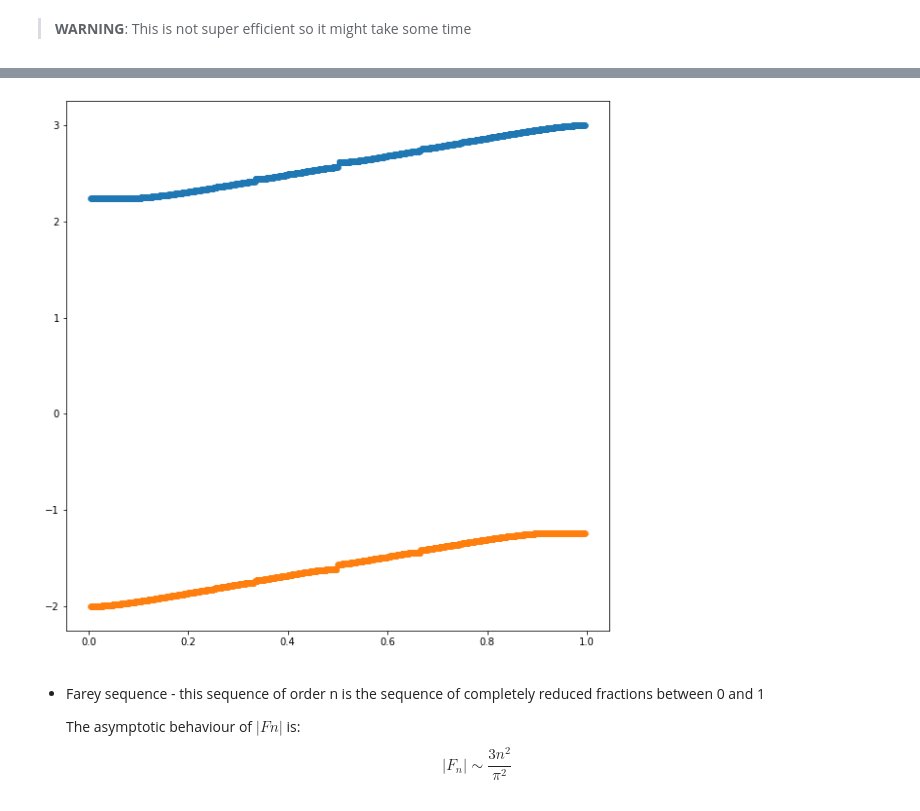
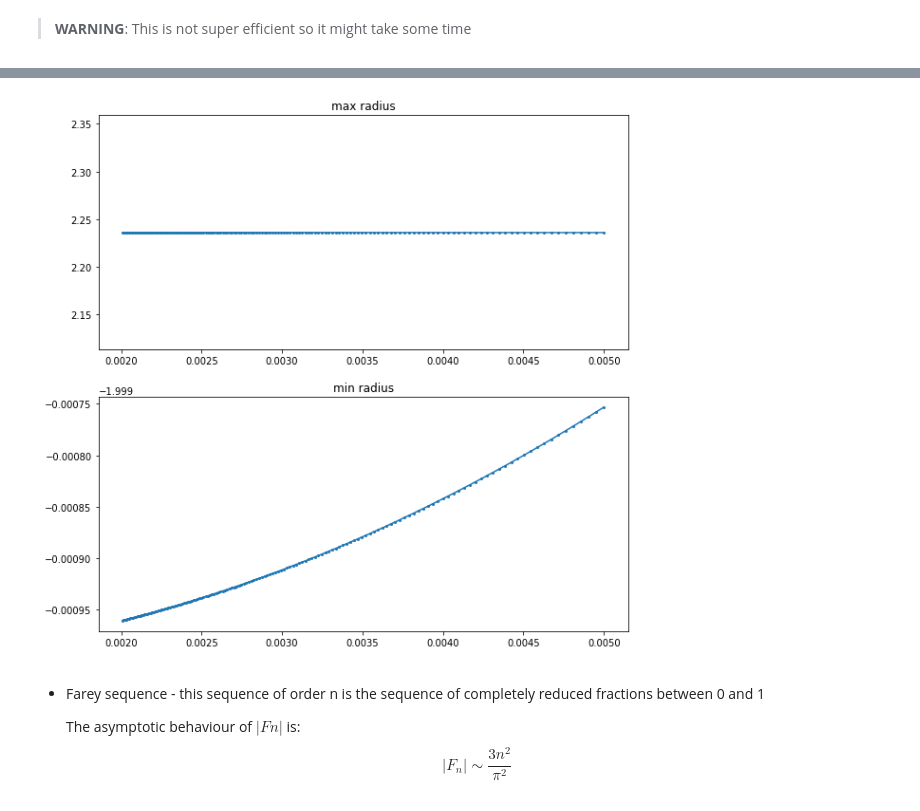
Before and after one commit to DaAnIV/Quasiperiodic, a Jupyter notebook: Butterfly.ipynb, the cells around one changed output, grey strips where cells are left out. Cells and saved outputs as stored; diff of their text form; code cells hidden in the pictures.

Commit message:
Improved a little bit the butterfly

```diff
--- a/Butterfly.ipynb
+++ b/Butterfly.ipynb
@@ -222,31 +243,36 @@ alpha=5/7
 Now to plot the entire butterfly we'll just choose a list of fractions for each fraction $\alpha$
 calculate the spectrum of $H_\alpha$ and plot it as lines at $y=\alpha$
 # %%
-def plot_butterfly(alphas, name, *, linewidth=0.1, dpi=400):
+def plot_butterfly(alphas, name, *, linewidth=0.1, dpi=400, v=1, driver='ev'):
     fig, ax = plt.subplots(figsize=(10,10))
     ax.set_yticks(np.linspace(0, 1, 21))
     counter = 0
     for alpha in tqdm.notebook.tqdm(alphas):
-        mat = get_matrix_for_alpha(alpha.numerator, alpha.denominator)
-        for x1, x2 in get_intervals_from_matrix(mat):
+        mat = get_matrix_for_alpha(alpha.numerator, alpha.denominator, v)
+        for x1, x2 in get_intervals_from_matrix(mat, driver=driver):
             ax.plot([x1, x2], [alpha, alpha], 'k-', linewidth=linewidth)
+    ax.plot([-2, 2], [0, 0], 'k-', linewidth=linewidth)
+    ax.plot([-2 + v, 2 + v], [1, 1], 'k-', linewidth=linewidth)
+    ax.set_ylabel('Frequencies \u03B1')
+    ax.set_xlabel('Spectrum')
     fig.savefig(f'output/{name}.png', dpi=dpi)
     # fig.savefig(f'output/{name}.svg', format='svg')
     # fig.savefig(f'output/{name}.eps', format='eps')
 # %%
-def plot_spectral_radius(alphas, name, *, dpi=400):
-    fig, ax = plt.subplots(figsize=(10,10))
+def plot_spectral_radius(alphas, *, markersize=2):
+    fig, ax = plt.subplots(2, figsize=(10,10))
     counter = 0
     max_radius = []
     min_radius = []
     for alpha in tqdm.notebook.tqdm(alphas):
         mat = get_matrix_for_alpha(alpha.numerator, alpha.denominator)
-        intervals = get_intervals_from_matrix(mat)
-        max_radius.append(intervals.max())
-        min_radius.append(intervals.min())
-    ax.scatter(alphas, max_radius, linewidth=0.5)
-    ax.scatter(alphas, min_radius, linewidth=0.5)
-    fig.savefig(f'output/{name}_radius.png', dpi=dpi)
+        _min, _max = get_spectrum_min_max(mat)
+        max_radius.append(_max)
+        min_radius.append(_min)
+    ax[0].plot(alphas, max_radius, 'o-', markersize=markersize)
+    ax[0].set_title('max radius')
+    ax[1].plot(alphas, min_radius, 'o-', markersize=markersize)
+    ax[1].set_title('min radius')
 # %% [markdown]
 For choosing the fractions we'll try 2 lists
 
@@ -277,5 +303,5 @@ if should_run_long_running_cells:
     for q in primes:
         for p in range(1, q):
             alphas.append(fractions.Fraction(p, q))
-    plot_butterfly(alphas, "primes_150")
+    plot_butterfly(alphas, f"primes_{n}")
 # %% [output]
@@ -285,12 +311,9 @@ Wall time: 4min 28s
 %%time
 
 if should_run_long_running_cells:
-    n = 150
-    primes = primesfrom2to(n)[4:]
-    primes = np.append(primes, (125, 49, 216))
+    n = 500
     alphas = []
-    for q in primes:
-        for p in range(1, q):
-            alphas.append(fractions.Fraction(p, q))
-    plot_spectral_radius(alphas, f"primes_{n}")
+    for i in range(200, n, 2):
+        alphas.append(fractions.Fraction(1, i))
+    plot_spectral_radius(alphas)
 # %% [output]
@@ -298,4 +321,4 @@ Wall time: 1min 8s
-[figure, old version]
+[figure, new version]
 # %% [markdown]
 * Farey sequence - this sequence of order n is the sequence of completely reduced fractions between 0 and 1
 
```
Also changed, not shown: parts of 18 cells of this notebook.
